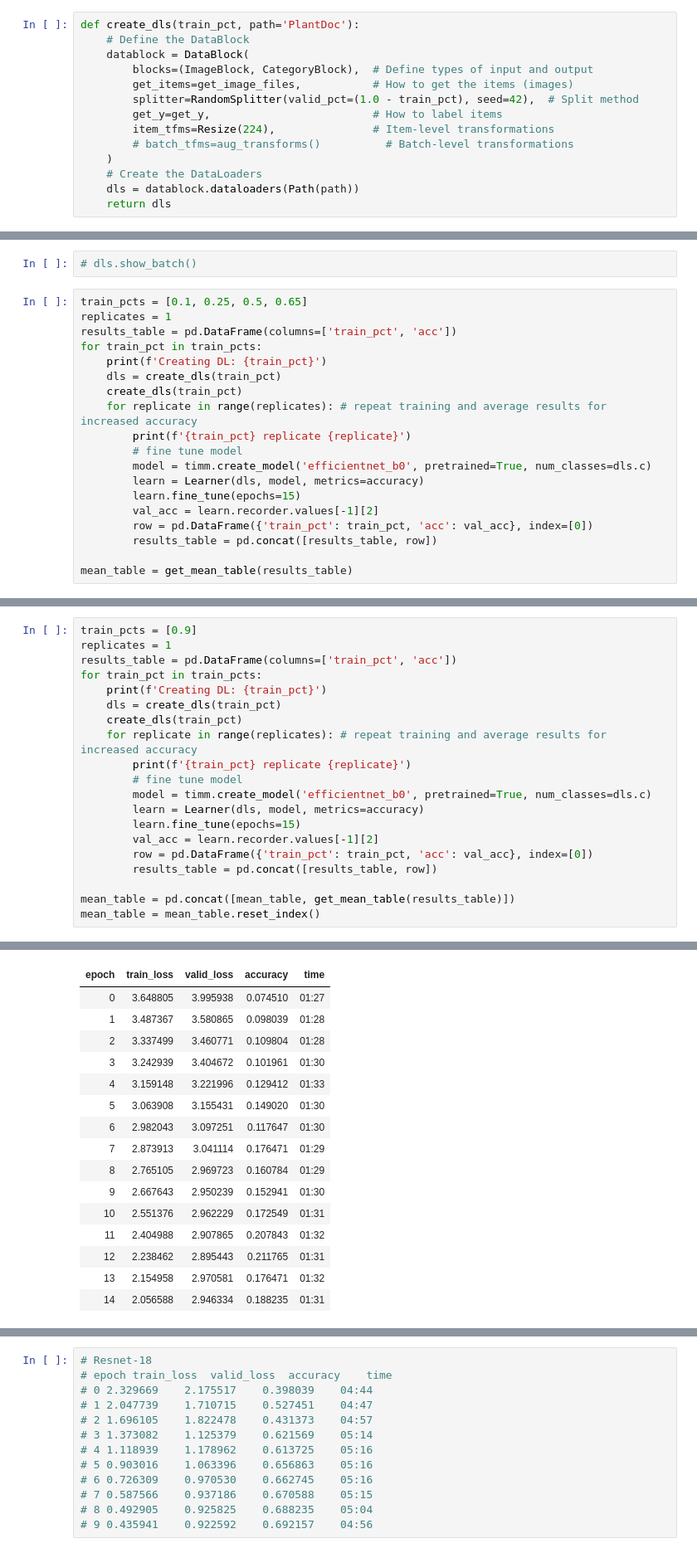
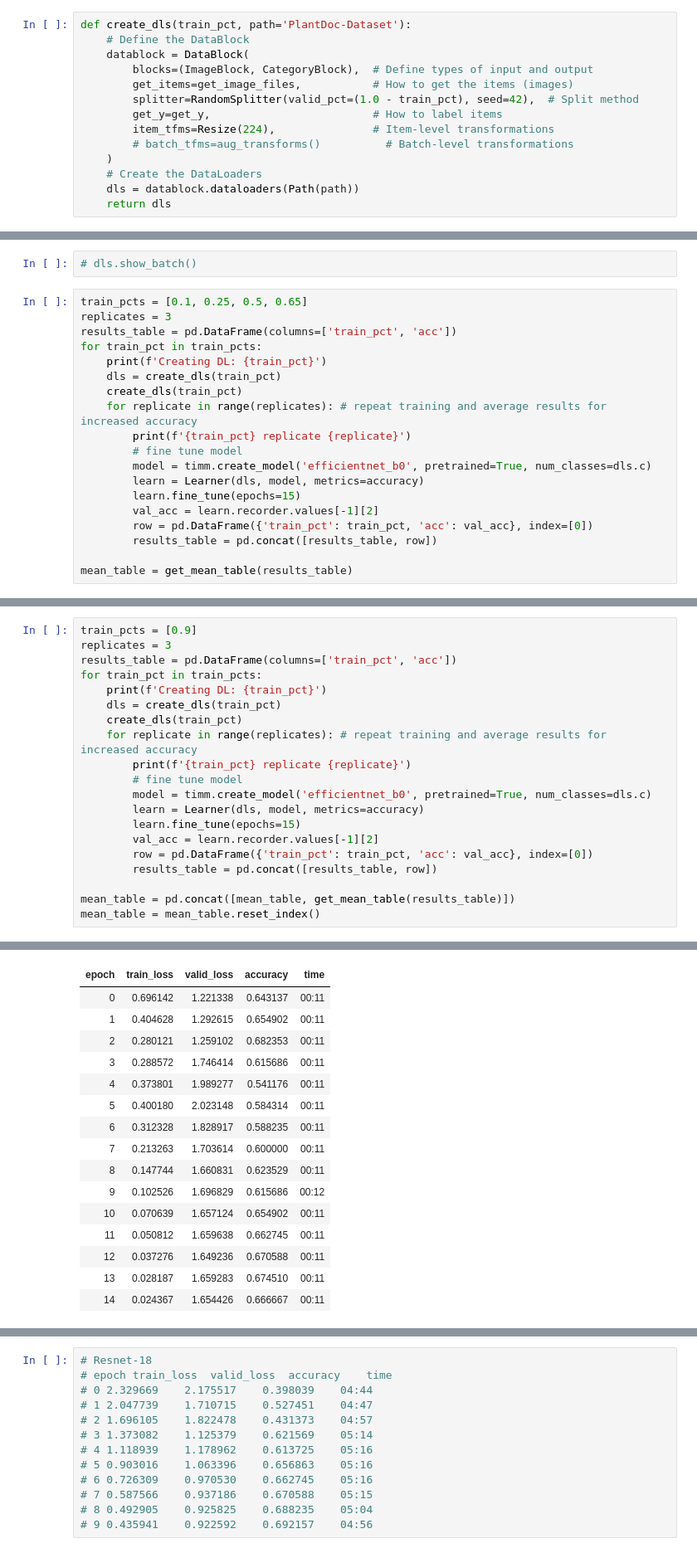
Before and after one commit to Dalton-Gray/plant-inspector, a Jupyter notebook: prototype.ipynb, the cells around one changed output, grey strips where cells are left out. Shown at 83% size. Saved outputs shown, nothing was run; the diff lists cells and outputs as text.

```diff
--- a/prototype.ipynb
+++ b/prototype.ipynb
@@ -9,7 +9,7 @@ from pathlib import Path
 def get_y(file_path):
     return parent_label(file_path)
 # %%
-def create_dls(train_pct, path='PlantDoc'):
+def create_dls(train_pct, path='PlantDoc-Dataset'):
     # Define the DataBlock
     datablock = DataBlock(
         blocks=(ImageBlock, CategoryBlock),  # Define types of input and output
@@ -33,7 +33,7 @@ def get_mean_table(results_table):
 # dls.show_batch()
 # %%
 train_pcts = [0.1, 0.25, 0.5, 0.65]
-replicates = 1
+replicates = 3
 results_table = pd.DataFrame(columns=['train_pct', 'acc'])
 for train_pct in train_pcts:
     print(f'Creating DL: {train_pct}')
@@ -121,6 +181,6 @@ predicted_accuracy
 # %%
 train_pcts = [0.9]
-replicates = 1
+replicates = 3
 results_table = pd.DataFrame(columns=['train_pct', 'acc'])
 for train_pct in train_pcts:
     print(f'Creating DL: {train_pct}')
@@ -146,16 +206,16 @@ Creating DL: 0.9
 | epoch | train_loss | valid_loss | accuracy | time |
-| 0 | 3.648805 | 3.995938 | 0.074510 | 01:27 |
-| 1 | 3.487367 | 3.580865 | 0.098039 | 01:28 |
-| 2 | 3.337499 | 3.460771 | 0.109804 | 01:28 |
-| 3 | 3.242939 | 3.404672 | 0.101961 | 01:30 |
-| 4 | 3.159148 | 3.221996 | 0.129412 | 01:33 |
-| 5 | 3.063908 | 3.155431 | 0.149020 | 01:30 |
-| 6 | 2.982043 | 3.097251 | 0.117647 | 01:30 |
-| 7 | 2.873913 | 3.041114 | 0.176471 | 01:29 |
-| 8 | 2.765105 | 2.969723 | 0.160784 | 01:29 |
-| 9 | 2.667643 | 2.950239 | 0.152941 | 01:30 |
-| 10 | 2.551376 | 2.962229 | 0.172549 | 01:31 |
-| 11 | 2.404988 | 2.907865 | 0.207843 | 01:32 |
-| 12 | 2.238462 | 2.895443 | 0.211765 | 01:31 |
-| 13 | 2.154958 | 2.970581 | 0.176471 | 01:32 |
-| 14 | 2.056588 | 2.946334 | 0.188235 | 01:31 |
+| 0 | 0.696142 | 1.221338 | 0.643137 | 00:11 |
+| 1 | 0.404628 | 1.292615 | 0.654902 | 00:11 |
+| 2 | 0.280121 | 1.259102 | 0.682353 | 00:11 |
+| 3 | 0.288572 | 1.746414 | 0.615686 | 00:11 |
+| 4 | 0.373801 | 1.989277 | 0.541176 | 00:11 |
+| 5 | 0.400180 | 2.023148 | 0.584314 | 00:11 |
+| 6 | 0.312328 | 1.828917 | 0.588235 | 00:11 |
+| 7 | 0.213263 | 1.703614 | 0.600000 | 00:11 |
+| 8 | 0.147744 | 1.660831 | 0.623529 | 00:11 |
+| 9 | 0.102526 | 1.696829 | 0.615686 | 00:12 |
+| 10 | 0.070639 | 1.657124 | 0.654902 | 00:11 |
+| 11 | 0.050812 | 1.659638 | 0.662745 | 00:11 |
+| 12 | 0.037276 | 1.649236 | 0.670588 | 00:11 |
+| 13 | 0.028187 | 1.659283 | 0.674510 | 00:11 |
+| 14 | 0.024367 | 1.654426 | 0.666667 | 00:11 |
```
Also changed, not shown: parts of 12 cells of this notebook, 4 other files.
